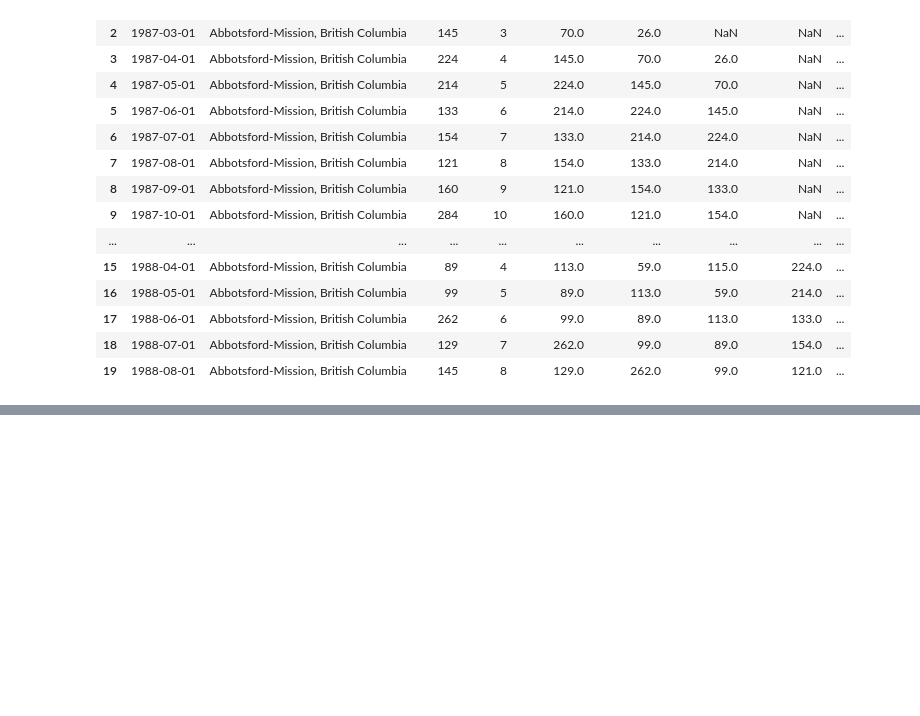
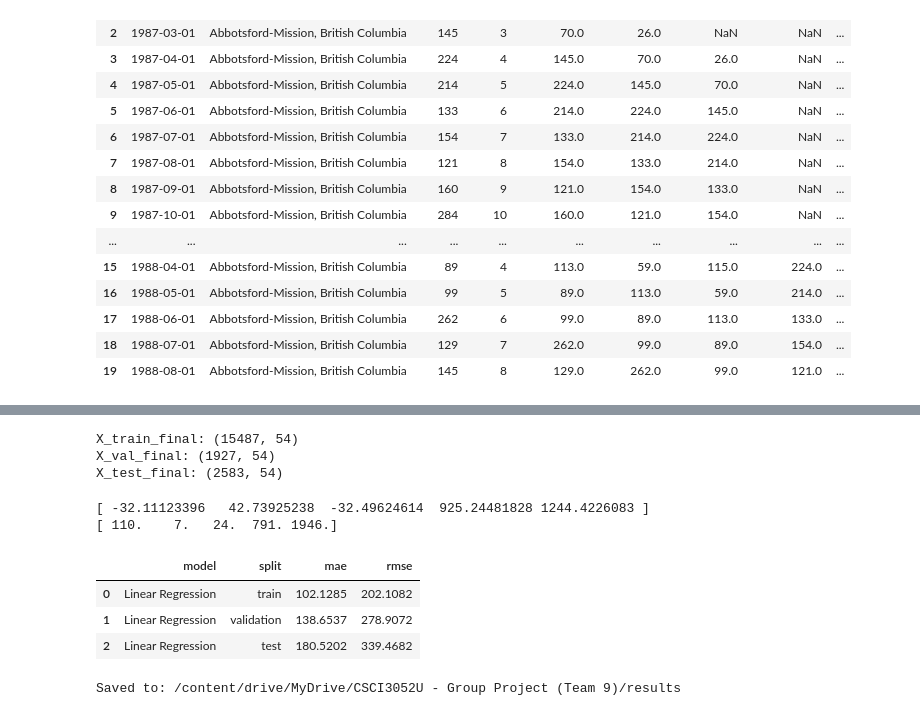
Before and after one commit to BarathSrinivasan2002/MLGroup9FinalProj, a Jupyter notebook: ML_Project.ipynb, the cells around one changed output, grey strips where cells are left out. Drawn from its saved outputs; the diff is of its cells as text; code cells hidden in the pictures; blank space fills up the shorter version.

```diff
--- a/ML_Project.ipynb
+++ b/ML_Project.ipynb
@@ -810,0 +1264,79 @@ clean_df[
+# %%
+# Combine the encoded and scaled features
+from scipy.sparse import hstack
+
+X_test_enc = enc.transform(X_test[categorical_cols])
+X_test_num = scaler.transform(X_test[numeric_cols])
+
+X_train_final = hstack([X_train_enc, X_train_num], format="csr")
+X_val_final = hstack([X_val_enc, X_val_num], format="csr")
+X_test_final = hstack([X_test_enc, X_test_num], format="csr")
+
+print("X_train_final:", X_train_final.shape)
+print("X_val_final:", X_val_final.shape)
+print("X_test_final:", X_test_final.shape)
+# %% [output]
+X_train_final: (15487, 54)
+X_val_final: (1927, 54)
+X_test_final: (2583, 54)
+# %%
+# Fit the model
+from sklearn.linear_model import LinearRegression
+
+linreg = LinearRegression()
+linreg.fit(X_train_final, y_train_reg)
+
+train_pred_reg = linreg.predict(X_train_final)
+val_pred_reg = linreg.predict(X_val_final)
+test_pred_reg = linreg.predict(X_test_final)
+# %%
+print(val_pred_reg[:5])
+print(y_val_reg[:5].values)
+# %% [output]
+[ -32.11123396   42.73925238  -32.49624614  925.24481828 1244.4226083 ]
+[ 110.    7.   24.  791. 1946.]
+# %%
+# Get the error values
+from sklearn.metrics import mean_absolute_error, mean_squared_error, r2_score
+
+def regression_metrics(y_true, y_pred):
+    return {
+        "mae": mean_absolute_error(y_true, y_pred),
+        "rmse": np.sqrt(mean_squared_error(y_true, y_pred))
+    }
+
+reg_metrics = pd.DataFrame([
+    {"model": "Linear Regression", "split": "train",
+     **regression_metrics(y_train_reg, train_pred_reg)},
+    {"model": "Linear Regression", "split": "validation",
+     **regression_metrics(y_val_reg, val_pred_reg)},
+    {"model": "Linear Regression", "split": "test",
+     **regression_metrics(y_test_reg, test_pred_reg)}
+])
+
+reg_metrics.round(4)
+# %% [output]
+|  | model | split | mae | rmse |
+| 0 | Linear Regression | train | 102.1285 | 202.1082 |
+| 1 | Linear Regression | validation | 138.6537 | 278.9072 |
+| 2 | Linear Regression | test | 180.5202 | 339.4682 |
+# %%
+# Save the results
+import os
+
+RESULTS_DIR = "/content/drive/MyDrive/CSCI3052U - Group Project (Team 9)/results"
+os.makedirs(RESULTS_DIR, exist_ok=True)
+
+reg_metrics.to_csv(f"{RESULTS_DIR}/linreg_regression_metrics.csv", index=False)
+
+val_predictions_reg = val_df[["REF_DATE", "GEO", "VALUE", "next_month_starts"]].copy()
+val_predictions_reg["predicted_next_month"] = val_pred_reg
+val_predictions_reg.to_csv(f"{RESULTS_DIR}/linreg_regression_val_predictions.csv", index=False)
+
+test_predictions_reg = test_df[["REF_DATE", "GEO", "VALUE", "next_month_starts"]].copy()
+test_predictions_reg["predicted_next_month"] = test_pred_reg
+test_predictions_reg.to_csv(f"{RESULTS_DIR}/linreg_regression_test_predictions.csv", index=False)
+
+print("Saved to:", RESULTS_DIR)
+# %% [output]
+Saved to: /content/drive/MyDrive/CSCI3052U - Group Project (Team 9)/results
```
Also changed, not shown: parts of 25 cells of this notebook.
